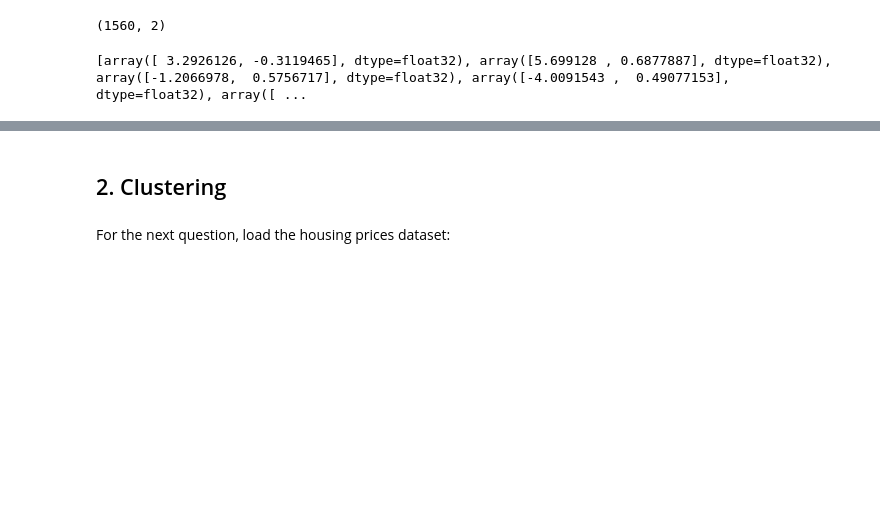
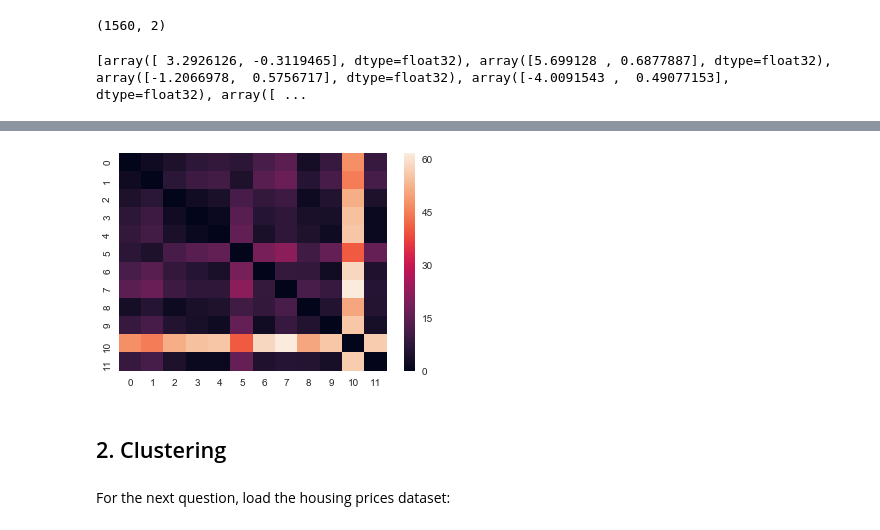
Before and after one commit to roundEgg/mlcourse.ai, a Jupyter notebook: jupyter_english/assignments_fall2018/assignment7_pca_clustering.ipynb, the cells around one changed output, grey strips where cells are left out. Drawn from its saved outputs; the diff is of its cells as text; code cells hidden in the pictures; blank space fills up the shorter version.

```diff
--- a/jupyter_english/assignments_fall2018/assignment7_pca_clustering.ipynb
+++ b/jupyter_english/assignments_fall2018/assignment7_pca_clustering.ipynb
@@ -273,0 +262,3 @@ dist
+# %%
+res = np.vstack(res)
+res
@@ -274,3 +278,11 @@ dist
+# %%
+from sklearn.metrics import euclidean_distances
+
+dist = euclidean_distances(res,res)
+# %%
+ax = sns.heatmap(dist)
+# %% [output]
+[figure, added]
 # %% [markdown]
 ## 2. Clustering
 # %% [markdown]
```
Also changed, not shown: parts of 7 cells of this notebook, 2 other files.
